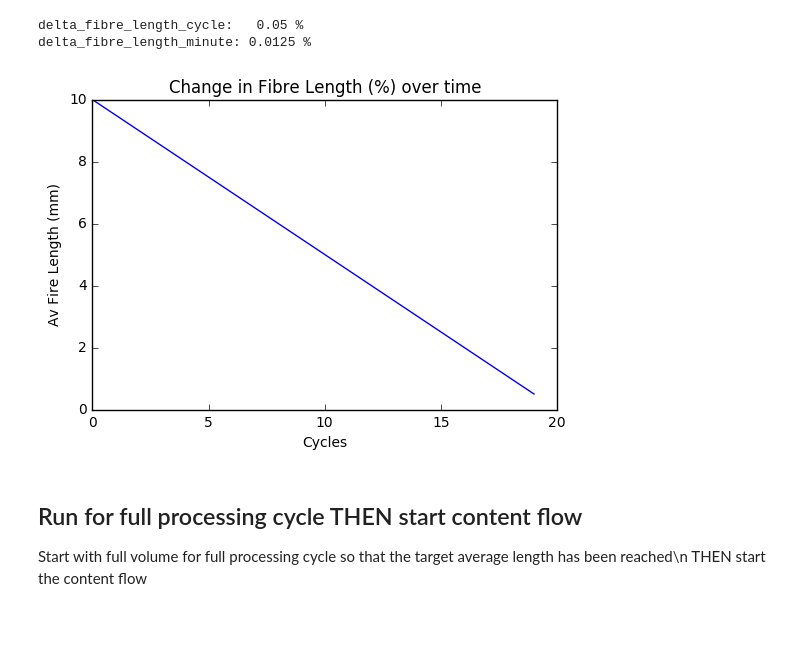
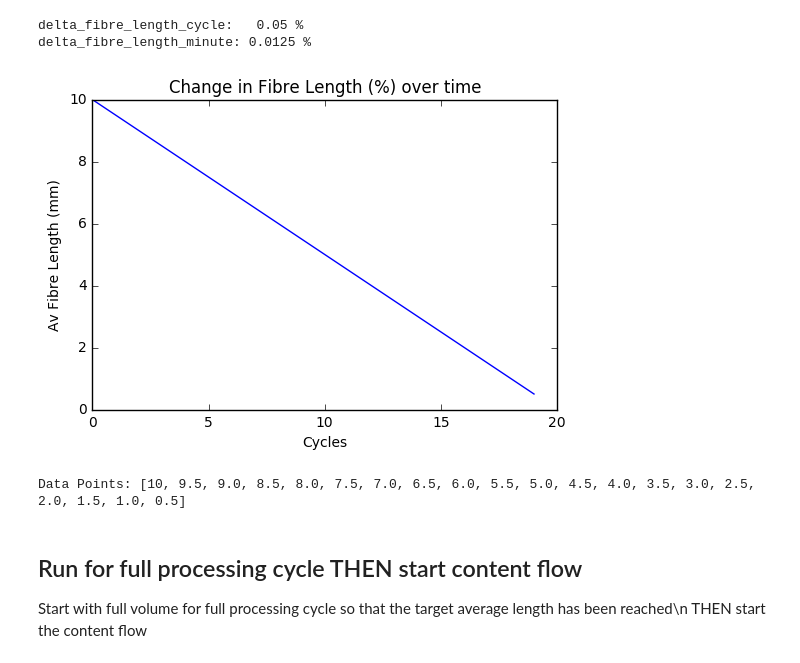
Before and after one commit to skyzeio/Skyze, a Jupyter notebook: Jupyter/Martin Flow Calcs.ipynb, the cells around one changed output. Drawn from its saved outputs; the diff is of its cells as text; code cells hidden in the pictures; blank space fills up the shorter version.

```diff
--- a/Jupyter/Martin Flow Calcs.ipynb
+++ b/Jupyter/Martin Flow Calcs.ipynb
@@ -38,21 +41,24 @@ delta_fibre_length_minute: 0.0125 %
 # %%
 
 import matplotlib.pyplot as plt
 
 data = []
 i = fibre_av_length_start
 while i >= fibre_av_length_finish:
     data.append(i)
     i -= fibre_av_length_start*delta_fibre_length_cycle
 
 plt.figure
 plt.title('Change in Fibre Length (%) over time', size = 'large')
 plt.xlabel("Cycles")
-plt.ylabel("Av Fire Length (mm)")
+plt.ylabel("Av Fibre Length (mm)")
 plt.plot(data)
 plt.show()
+
+print("\n\nData Points: " + str(data))
 # %% [output]
-[figure, old version]
+[figure, new version]
+Data Points: [10, 9.5, 9.0, 8.5, 8.0, 7.5, 7.0, 6.5, 6.0, 5.5, 5.0, 4.5, 4.0, 3.5, 3.0, 2.5, 2.0, 1.5, 1.0, 0.5]
 # %% [markdown]
 ##  Run for full processing cycle THEN start content flow
 Start with full volume for full processing cycle so that the target average length has been reached\n
```
Also changed, not shown: parts of 5 cells of this notebook, 1 other file.
